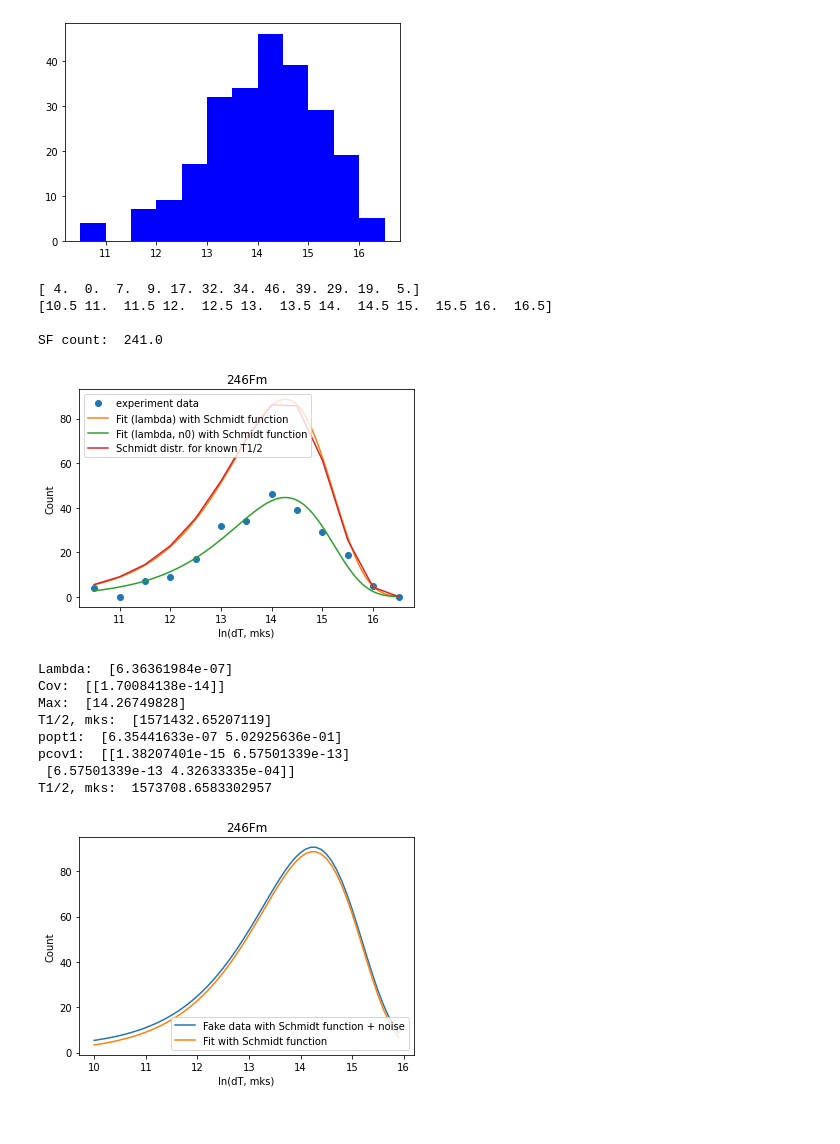
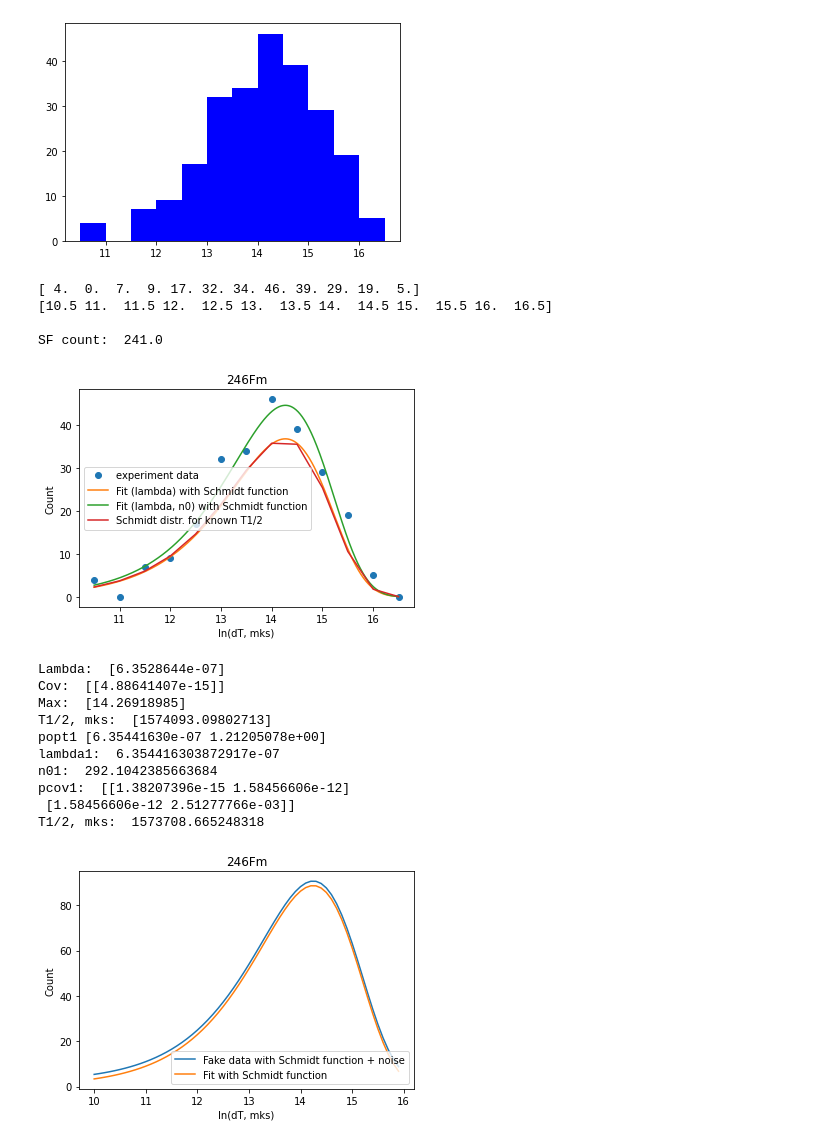
Before and after one commit to siberianisaev/NeutronBarrel, a Jupyter notebook: Python/times.ipynb, the cells around one changed output. Cells and saved outputs as stored; diff of their text form; code cells hidden in the pictures.

```diff
--- a/Python/times.ipynb
+++ b/Python/times.ipynb
@@ -28,48 +28,52 @@ lam_approx = 6.4935e-07
 def func(x, lam):
     return n0*np.exp(x + np.log(lam))*np.exp(-np.exp(x + np.log(lam)))
 
-def func1(x, lam, n):
-    return n*func(x, lam)
+def func1(x, lam, nn):
+    return nn*func(x, lam)
 
 popt, pcov = optimize.curve_fit(func, x, y, lam_approx)
-popt1, pcov1 = optimize.curve_fit(func1, x, y, [lam_approx, 100])
+popt1, pcov1 = optimize.curve_fit(func1, x, y, [lam_approx, 120])
 
 x_cont = np.arange(x.min(), x.max(), 0.01)
 
 plt.plot(x, y, "o", label='experiment data')
 plt.plot(x_cont, func(x_cont, *popt), label='Fit (lambda) with Schmidt function')
 plt.plot(x_cont, func1(x_cont, *popt1), label='Fit (lambda, n0) with Schmidt function')
 plt.plot(x, func(x, lam_approx), label='Schmidt distr. for known T1/2')
 plt.legend()
 plt.title('246Fm')
 plt.xlabel('ln(dT, mks)')
 plt.ylabel('Count')
 plt.show()
 
 print("Lambda: ", popt)
 print("Cov: ", pcov)
 hl = 1/popt
 print("Max: ", np.log(hl))
 print("T1/2, mks: ", hl)
 
-print("popt1: ", popt1)
+print("popt1", popt1)
+print("lambda1: ", popt1[0])
+print("n01: ", popt1[1]*n0)
 print("pcov1: ", pcov1)
 print("T1/2, mks: ", 1/popt1[0])
 # %% [output]
 [figure]
 [ 4.  0.  7.  9. 17. 32. 34. 46. 39. 29. 19.  5.]
 [10.5 11.  11.5 12.  12.5 13.  13.5 14.  14.5 15.  15.5 16.  16.5]
 
 SF count:  241.0
-[figure, old version]
+[figure, new version]
-Lambda:  [6.36361984e-07]
-Cov:  [[1.70084138e-14]]
-Max:  [14.26749828]
-T1/2, mks:  [1571432.65207119]
-popt1:  [6.35441633e-07 5.02925636e-01]
-pcov1:  [[1.38207401e-15 6.57501339e-13]
- [6.57501339e-13 4.32633335e-04]]
-T1/2, mks:  1573708.6583302957
+Lambda:  [6.3528644e-07]
+Cov:  [[4.88641407e-15]]
+Max:  [14.26918985]
+T1/2, mks:  [1574093.09802713]
+popt1 [6.35441630e-07 1.21205078e+00]
+lambda1:  6.354416303872917e-07
+n01:  292.1042385663684
+pcov1:  [[1.38207396e-15 1.58456606e-12]
+ [1.58456606e-12 2.51277766e-03]]
+T1/2, mks:  1573708.665248318
 # %%
 # Fake data
 
```
